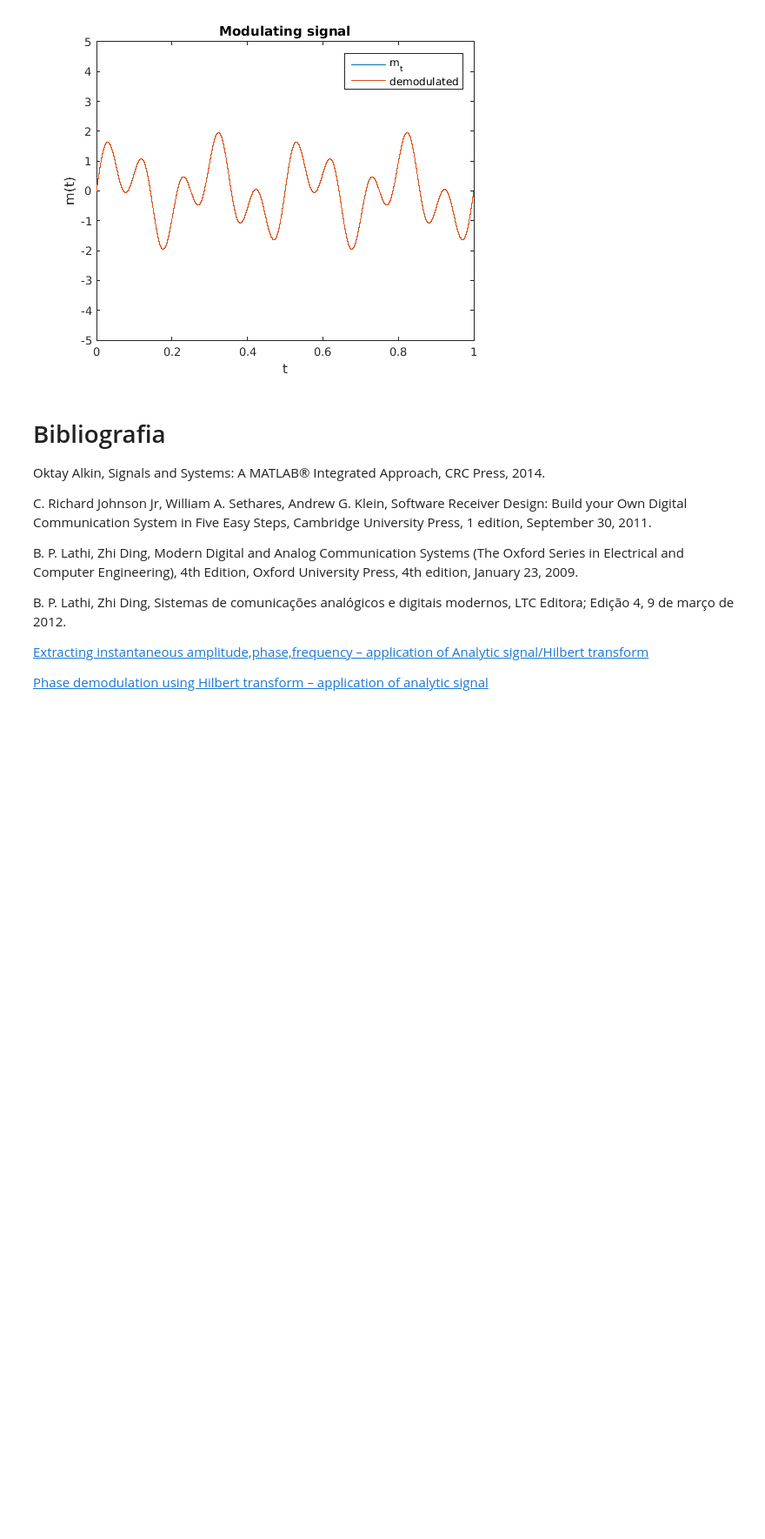
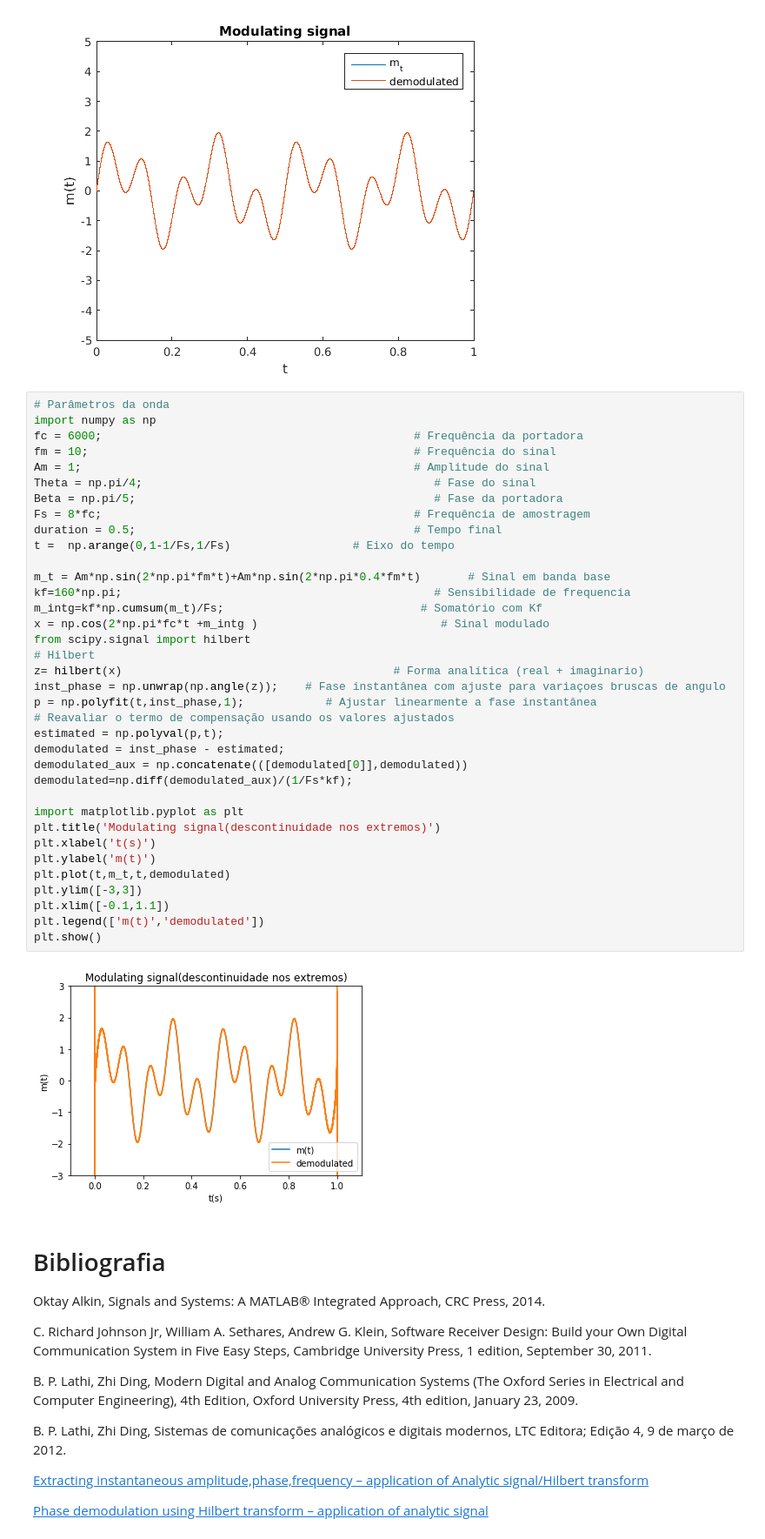
Before and after one commit to josemcast/DCO2004_LabPSC, a Jupyter notebook: h05.ipynb, the cells around one changed output. Shown at 87% size. Drawn from its saved outputs; the diff is of its cells as text; blank space fills up the shorter version.

```diff
--- a/h05.ipynb
+++ b/h05.ipynb
@@ -1151,6 +1436,44 @@ title('Modulating signal'); xlabel('t'); ylabel('m(t)')
 legend('m_t','demodulated')
 # %% [output]
 [figure]
+# %%
+# Parâmetros da onda
+import numpy as np
+fc = 6000;                                              # Frequência da portadora
+fm = 10;                                                # Frequência do sinal
+Am = 1;                                                 # Amplitude do sinal
+Theta = np.pi/4;                                           # Fase do sinal
+Beta = np.pi/5;                                            # Fase da portadora
+Fs = 8*fc;                                              # Frequência de amostragem
+duration = 0.5;                                         # Tempo final
+t =  np.arange(0,1-1/Fs,1/Fs)                  # Eixo do tempo
+
+m_t = Am*np.sin(2*np.pi*fm*t)+Am*np.sin(2*np.pi*0.4*fm*t)       # Sinal em banda base
+kf=160*np.pi;                                              # Sensibilidade de frequencia
+m_intg=kf*np.cumsum(m_t)/Fs;                             # Somatório com Kf
+x = np.cos(2*np.pi*fc*t +m_intg )                           # Sinal modulado
+from scipy.signal import hilbert
+# Hilbert
+z= hilbert(x)                                        # Forma analítica (real + imaginario)
+inst_phase = np.unwrap(np.angle(z));    # Fase instantânea com ajuste para variaçoes bruscas de angulo
+p = np.polyfit(t,inst_phase,1);            # Ajustar linearmente a fase instantânea
+# Reavaliar o termo de compensação usando os valores ajustados
+estimated = np.polyval(p,t);
+demodulated = inst_phase - estimated;
+demodulated_aux = np.concatenate(([demodulated[0]],demodulated))
+demodulated=np.diff(demodulated_aux)/(1/Fs*kf);
+
+import matplotlib.pyplot as plt
+plt.title('Modulating signal(descontinuidade nos extremos)')
+plt.xlabel('t(s)')
+plt.ylabel('m(t)')
+plt.plot(t,m_t,t,demodulated)
+plt.ylim([-3,3])
+plt.xlim([-0.1,1.1])
+plt.legend(['m(t)','demodulated'])
+plt.show()
+# %% [output]
+[figure, added]
 # %% [markdown]
 # Bibliografia
 
```
Also changed, not shown: parts of 5 cells of this notebook.
